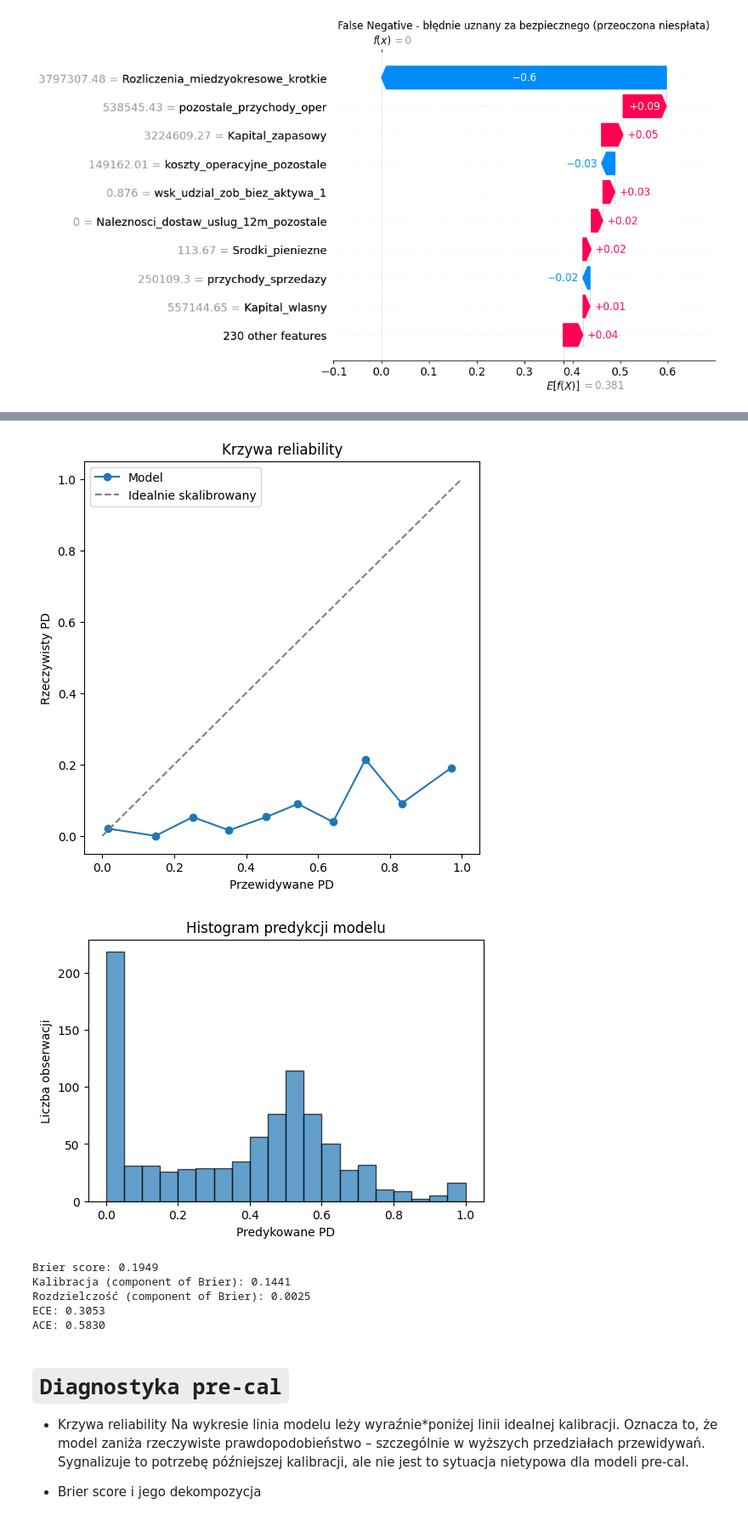
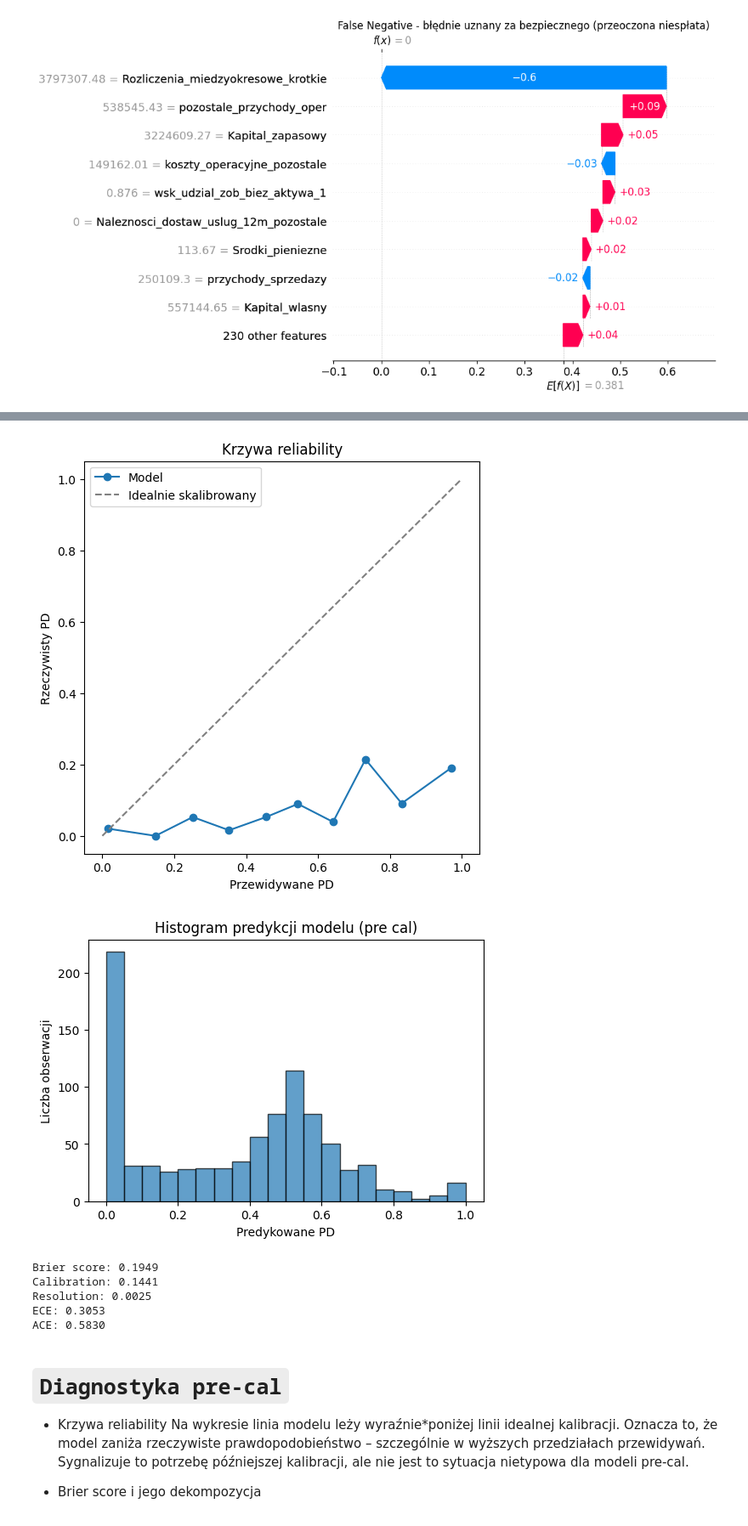
Before and after one commit to mila2023/Model_interpretowalny, a Jupyter notebook: analiza_regresji.ipynb, the cells around one changed output, grey strips where cells are left out. Shown at 85% size. Saved outputs shown, nothing was run; the diff lists cells and outputs as text; code cells hidden in the pictures.

```diff
--- a/analiza_regresji.ipynb
+++ b/analiza_regresji.ipynb
@@ -863,67 +863,66 @@ plt.figure(figsize=(6,4))
 plt.hist(y_prob, bins=20, edgecolor='k', alpha=0.7)
 plt.xlabel("Predykowane PD")
 plt.ylabel("Liczba obserwacji")
-plt.title("Histogram predykcji modelu")
+plt.title("Histogram predykcji modelu (pre cal)")
 plt.show()
 
-# Brier score
+bin_edges = np.linspace(0, 1, 11)
+bin_indices = np.digitize(y_prob, bins=bin_edges, right=True)
+
+p_mean = np.mean(y_test)
+calibration = 0.0
+resolution = 0.0
+
+for i in range(len(bin_edges)-1):
+    mask = bin_indices == (i+1)
+    n_bin = np.sum(mask)
+    if n_bin == 0:
+        continue
+    p_bin = np.mean(y_test[mask])
+    p_pred_bin = np.mean(y_prob[mask])
+    calibration += n_bin * (p_bin - p_pred_bin)**2
+    resolution += n_bin * (p_bin - p_mean)**2
+
+calibration /= len(y_prob)
+resolution /= len(y_prob)
+
 brier = brier_score_loss(y_test, y_prob)
 print(f"Brier score: {brier:.4f}")
-
-# Dekompzycja: kalibracja vs rozdzielczość
-# Na podstawie formuły Murphy (Brier = uncertainty - resolution + calibration)
-p_mean = np.mean(y_test)
-uncertainty = p_mean * (1 - p_mean)
-# Używamy reliability curve do dekompozycji
-bin_counts, bin_edges = np.histogram(y_prob, bins=10)
-bin_indices = np.digitize(y_prob, bins=bin_edges, right=True)
-calibration = 0.0
-resolution = 0.0
-for i in range(1, len(bin_edges)):
-    mask = bin_indices == i
-    if np.sum(mask) == 0:
-        continue
-    p_bin = np.mean(y_test[mask])
-    n_bin = np.sum(mask)
-    calibration += n_bin * (p_bin - np.mean(y_prob[mask]))**2
-    resolution += n_bin * (p_bin - p_mean)**2
-calibration /= len(y_prob)
-resolution /= len(y_prob)
-print(f"Kalibracja (component of Brier): {calibration:.4f}")
-print(f"Rozdzielczość (component of Brier): {resolution:.4f}")
+print(f"Calibration: {calibration:.4f}")
+print(f"Resolution: {resolution:.4f}")
 
 # ECE (Expected Calibration Error)
 ece = 0.0
 for i in range(1, len(bin_edges)):
     mask = bin_indices == i
     if np.sum(mask) == 0:
         continue
     p_bin = np.mean(y_test[mask])
     p_pred_bin = np.mean(y_prob[mask])
     ece += (np.sum(mask)/len(y_prob)) * abs(p_bin - p_pred_bin)
 print(f"ECE: {ece:.4f}")
 
 # ACE (Adaptive Calibration Error)
 ace = 0.0
 total_weight = 0.0
 for i in range(1, len(bin_edges)):
     mask = bin_indices == i
     n_bin = np.sum(mask)
     if n_bin == 0:
         continue
     weight = 1 / n_bin
     p_bin = np.mean(y_test[mask])
     p_pred_bin = np.mean(y_prob[mask])
     ace += weight * abs(p_bin - p_pred_bin)
     total_weight += weight
 ace /= total_weight
 print(f"ACE: {ace:.4f}")
 # %% [output]
 [figure]
-[figure, old version]
+[figure, new version]
 Brier score: 0.1949
-Kalibracja (component of Brier): 0.1441
-Rozdzielczość (component of Brier): 0.0025
+Calibration: 0.1441
+Resolution: 0.0025
 ECE: 0.3053
 ACE: 0.5830
 # %% [markdown]
```
Also changed, not shown: parts of 3 cells of this notebook.
